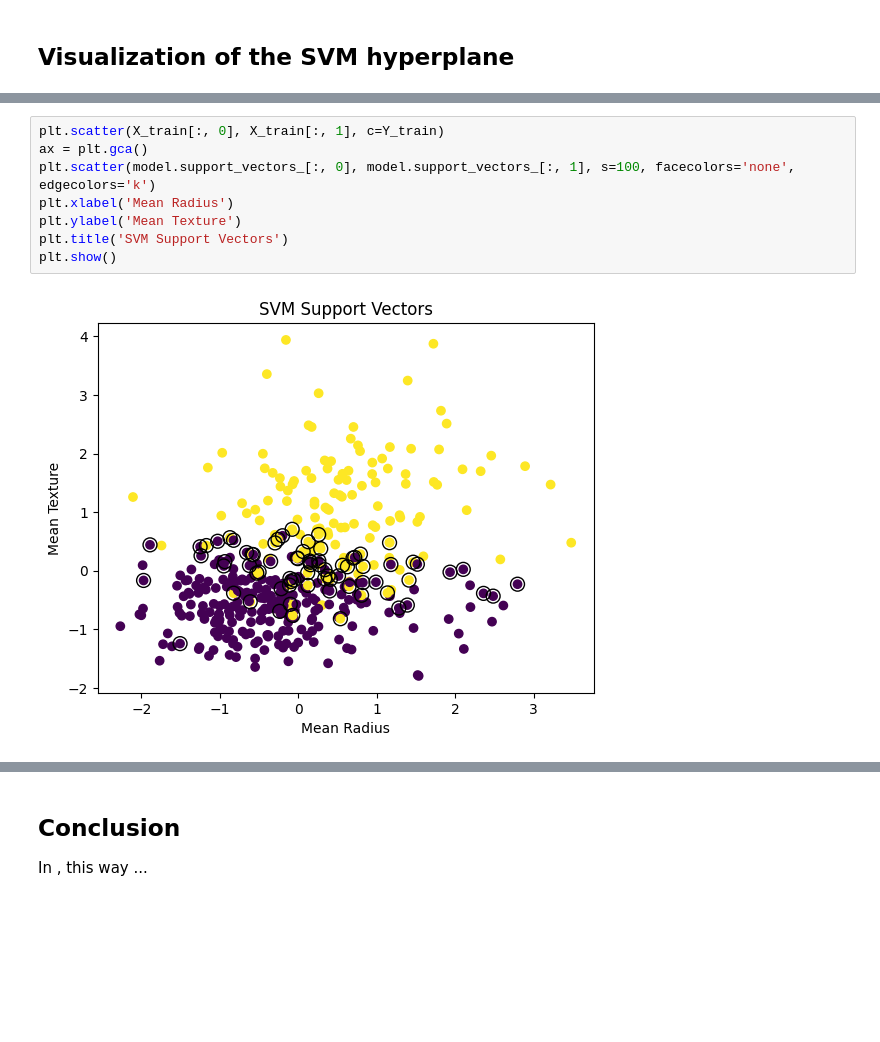
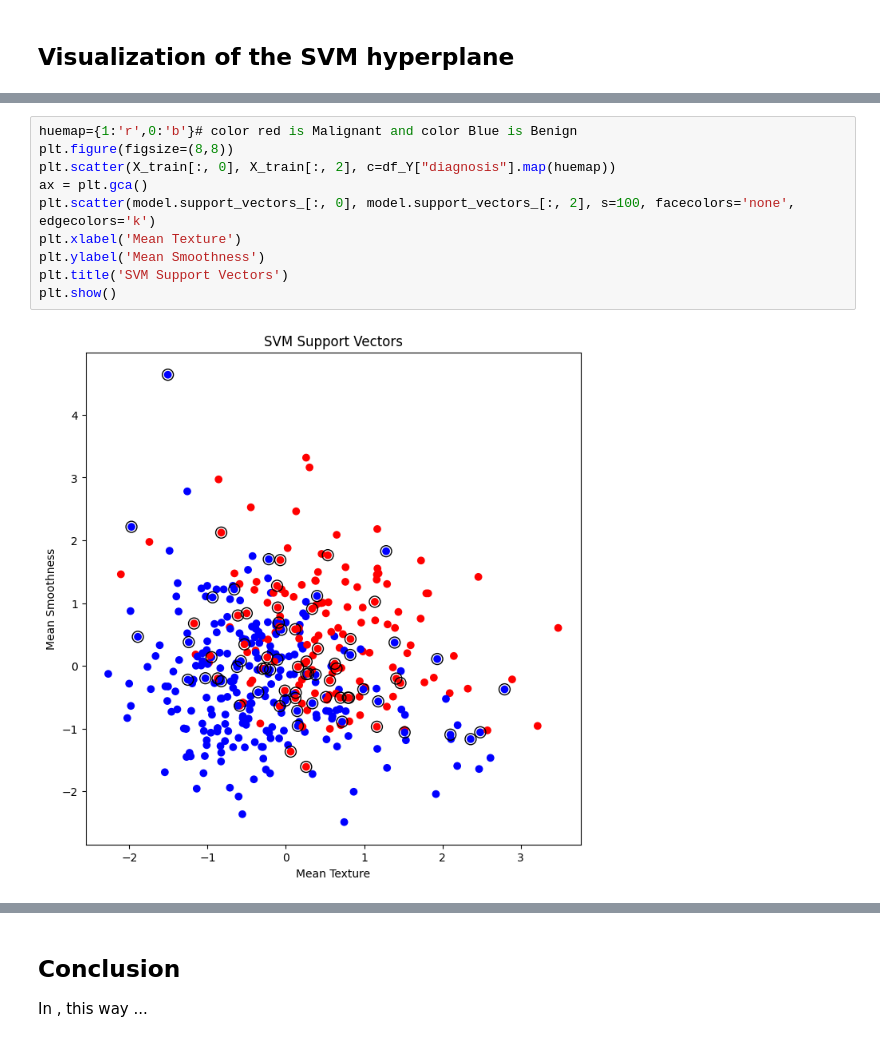
Before and after one commit to DevPro13/SVM_Visualization, a Jupyter notebook: SuportVectorMachineVisualizationWithBreastCancerDataset.ipynb, the cells around one changed output, grey strips where cells are left out. Cells and saved outputs as stored; diff of their text form; blank space fills up the shorter version.

Commit message:
plane plotted and support vector circled in the graph

```diff
--- a/SuportVectorMachineVisualizationWithBreastCancerDataset.ipynb
+++ b/SuportVectorMachineVisualizationWithBreastCancerDataset.ipynb
@@ -261,11 +284,13 @@ for ii in range(0,60,1):
 # %%
-plt.scatter(X_train[:, 0], X_train[:, 1], c=Y_train)
+huemap={1:'r',0:'b'}# color red is Malignant and color Blue is Benign
+plt.figure(figsize=(8,8))
+plt.scatter(X_train[:, 0], X_train[:, 2], c=df_Y["diagnosis"].map(huemap))
 ax = plt.gca()
-plt.scatter(model.support_vectors_[:, 0], model.support_vectors_[:, 1], s=100, facecolors='none', edgecolors='k')
-plt.xlabel('Mean Radius')
-plt.ylabel('Mean Texture')
+plt.scatter(model.support_vectors_[:, 0], model.support_vectors_[:, 2], s=100, facecolors='none', edgecolors='k')
+plt.xlabel('Mean Texture')
+plt.ylabel('Mean Smoothness')
 plt.title('SVM Support Vectors')
 plt.show()
 # %% [output]
-[figure, old version]
+[figure, new version]
 # %%
```
Also changed, not shown: parts of 11 cells of this notebook.
